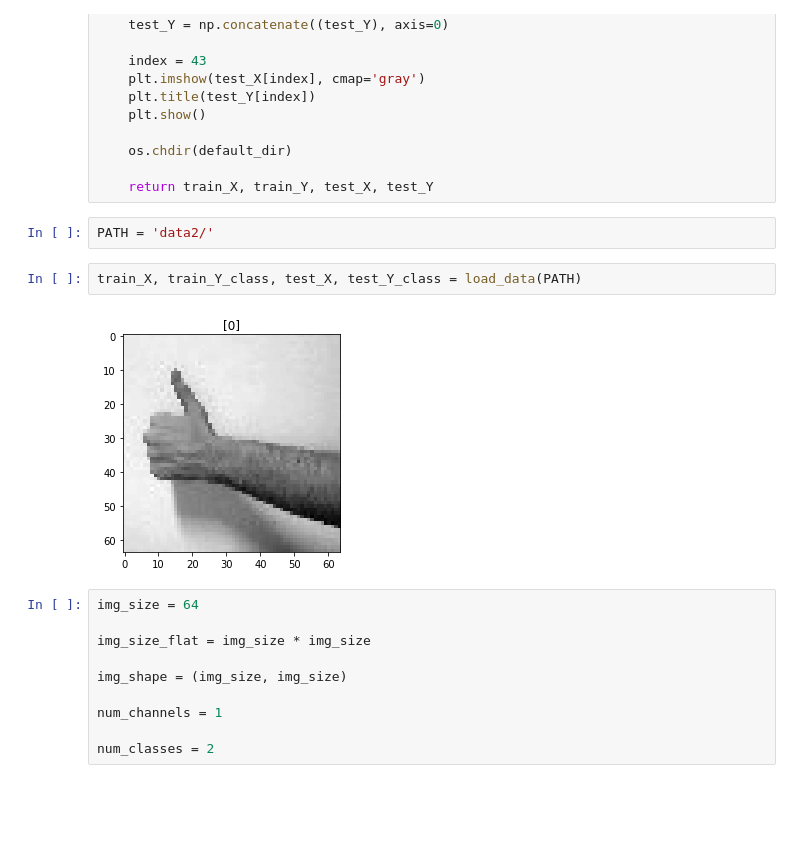
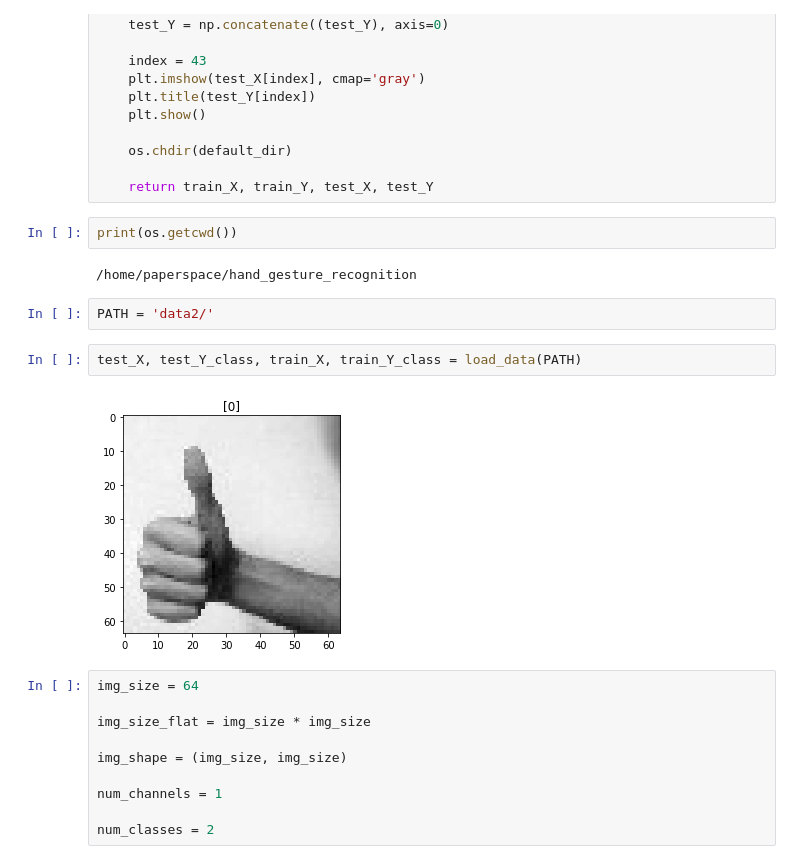
Before and after one commit to SNEKBOI/hand_gesture_recognition, a Jupyter notebook: simplified_training_model.ipynb, the cells around one changed output. Cells and saved outputs as stored; diff of their text form; blank space fills up the shorter version.

```diff
--- a/simplified_training_model.ipynb
+++ b/simplified_training_model.ipynb
@@ -77,12 +77,16 @@ def load_data(PATH):
     os.chdir(default_dir)
 
     return train_X, train_Y, test_X, test_Y
+# %%
+print(os.getcwd())
+# %% [output]
+/home/paperspace/hand_gesture_recognition
 # %%
 PATH = 'data2/'
 # %%
-train_X, train_Y_class, test_X, test_Y_class = load_data(PATH)
+test_X, test_Y_class, train_X, train_Y_class = load_data(PATH)
 # %% [output]
-[figure, old version]
+[figure, new version]
 # %%
 img_size = 64
 
```
Also changed, not shown: parts of 25 cells of this notebook, 4 other files.
